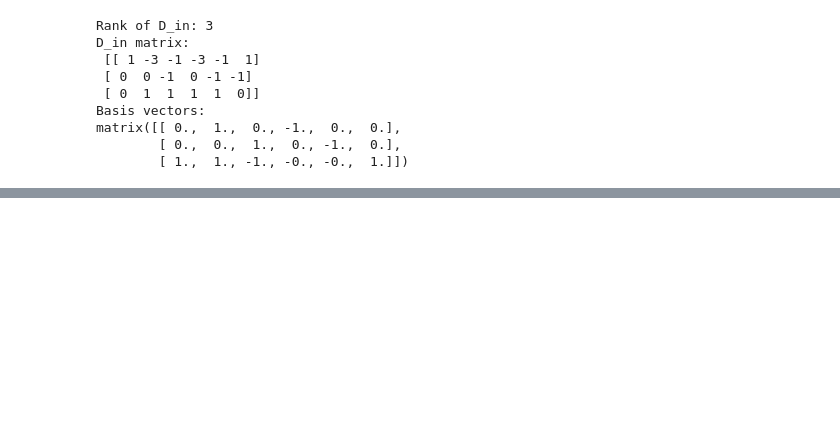
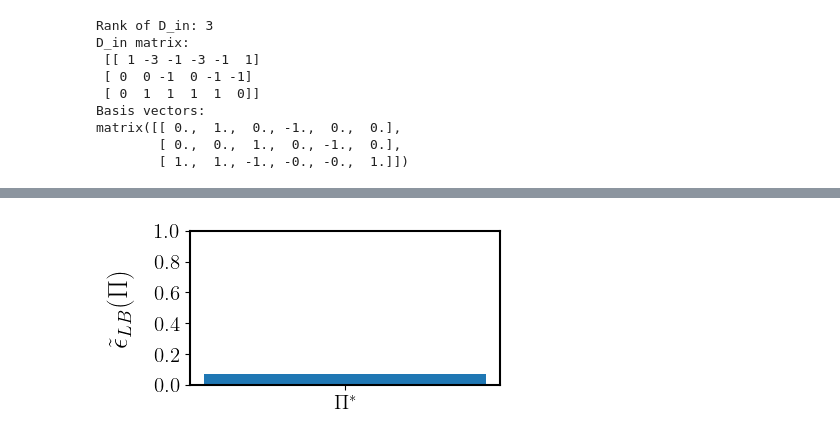
Before and after one commit to Computational-Turbulence-Group/IT_PI, a Jupyter notebook: Velocity_transformation/Velocity_trans.ipynb, the cells around one changed output, grey strips where cells are left out. Saved outputs shown, nothing was run; the diff lists cells and outputs as text; code cells hidden in the pictures; blank space fills up the shorter version.

Commit message:
Initial commit

```diff
--- a/Velocity_transformation/Velocity_trans.ipynb
+++ b/Velocity_transformation/Velocity_trans.ipynb
@@ -63,6 +63,13 @@ def calc_pi(a, basis_matrices,X):
         tmp = X[:, i] ** coef_pi[:, i]
         pi_mat = np.multiply(pi_mat, tmp.reshape(-1, 1))
     return pi_mat
+def calc_pi_omega(coef_pi, X):
+    pi_mat = np.ones((X.shape[0], 1))
+    for i in range(coef_pi.shape[1]):
+        tmp = X[:, i] ** coef_pi[:, i]
+        pi_mat = np.multiply(pi_mat, tmp.reshape(-1, 1))
+
+    return pi_mat
 # %%
 def MI_d_binning(input, output, num_bins):
     #Calculate the mutual information between two matrices X and Y using histograms.
@@ -345,0 +361,46 @@ The PostScript backend does not support transparency; partially transparent arti
+# %%
+input_list = [calc_pi_omega(np.array(omega), X) for omega in normalized_coef_pi_list]
+input_PI = np.column_stack(input_list)
+# Initialize an empty list for exp(-MI) values
+exp_mi_values = []
+x_labels = []
+
+# Step 1: Check the number of columns in input_PI
+if input_PI.shape[1] == 1:
+    # Only one column, calculate and plot only the total MI
+    mi_total = MI_d_binning(input_PI, Y, 100)
+    exp_mi_total = np.exp(-mi_total)
+    exp_mi_values.append(exp_mi_total)
+    x_labels.append(r"${\Pi^*}$")
+else:
+    # Multiple columns, calculate exp(-I) for each column and the total MI
+    for j in range(input_PI.shape[1]):
+        mi = KraskovMI1_nats(input_PI[:, j].reshape(-1, 1), Y, 5)
+        exp_mi = np.exp(-mi)
+        exp_mi_values.append(exp_mi)
+        x_labels.append(f"$\\Pi_{j+1}^*$")
+
+    # Calculate exp(-I) for the entire input_PI and Y
+    mi_total = KraskovMI1_nats(input_PI, Y, 5)
+    exp_mi_total = np.exp(-mi_total)
+    exp_mi_values.append(exp_mi_total)
+    x_labels.append(r"$\mathbf{\Pi^*}$")
+
+# Plotting the results
+plt.figure(figsize=(4, 2))
+plt.rcParams['font.family'] = 'Times New Roman'  # Set the font to Times New Roman
+plt.rcParams['text.usetex'] = True  # Use LaTeX for all text rendering
+plt.gca().spines['top'].set_linewidth(1.5)
+plt.gca().spines['bottom'].set_linewidth(1.5)
+plt.gca().spines['left'].set_linewidth(1.5)
+plt.gca().spines['right'].set_linewidth(1.5)
+plt.bar(x_labels, exp_mi_values)
+#plt.xlabel("Features", fontsize=20, labelpad=15)
+plt.xticks(fontsize=15)
+plt.yticks(fontsize=15)
+plt.ylabel(r'$\tilde{\epsilon}_{ L B}(\Pi)$', fontsize=20, labelpad=15)
+plt.ylim([0, 1])
+plt.savefig('Velocity_trans_rank.eps', dpi=300, bbox_inches='tight')
+plt.show()
+# %% [output]
+[figure, added]
```
Also changed, not shown: parts of 9 cells of this notebook, 50 other files.
